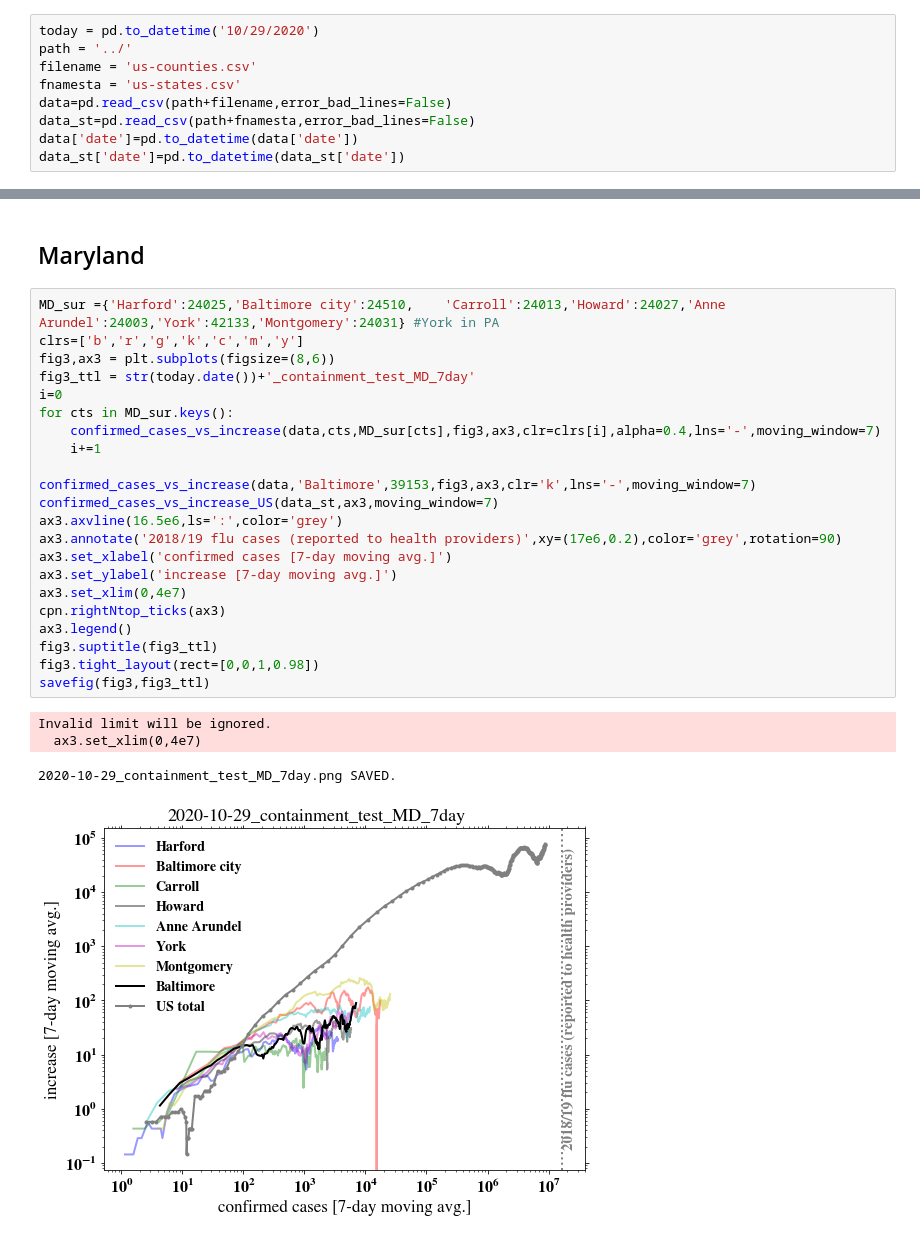
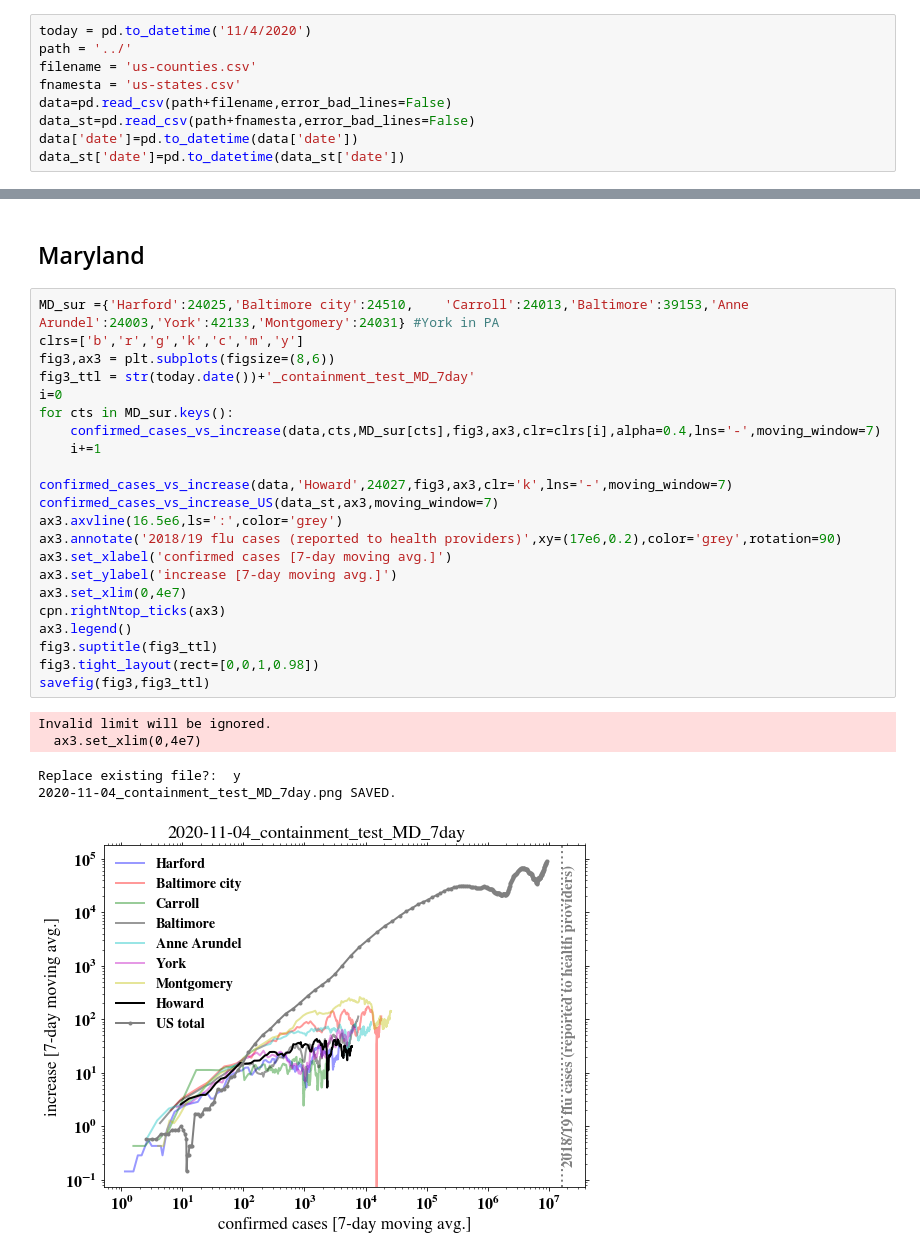
Before and after one commit to cpnHere/covid-19-data, a Jupyter notebook: my_work/desk.ipynb, the cells around one changed output, grey strips where cells are left out. Cells and saved outputs as stored; diff of their text form.

Commit message:
11/04 data update.

```diff
--- a/my_work/desk.ipynb
+++ b/my_work/desk.ipynb
@@ -3,7 +3,7 @@ from c19analysis import *
 import cpnCommonlib as cpn
 cpn.setup_figures(plt)
 # %%
-today = pd.to_datetime('10/29/2020')
+today = pd.to_datetime('11/4/2020')
 path = '../'
 filename = 'us-counties.csv'
 fnamesta = 'us-states.csv'
@@ -113,29 +113,30 @@ dict_keys(['Lorain', 'Medina', 'Summit', 'Portage', 'Geauga', 'Lake'])
 # %% [markdown]
 ## Maryland
 # %%
-MD_sur ={'Harford':24025,'Baltimore city':24510,	'Carroll':24013,'Howard':24027,'Anne Arundel':24003,'York':42133,'Montgomery':24031} #York in PA
+MD_sur ={'Harford':24025,'Baltimore city':24510,	'Carroll':24013,'Baltimore':39153,'Anne Arundel':24003,'York':42133,'Montgomery':24031} #York in PA
 clrs=['b','r','g','k','c','m','y']
 fig3,ax3 = plt.subplots(figsize=(8,6))
 fig3_ttl = str(today.date())+'_containment_test_MD_7day'
 i=0
 for cts in MD_sur.keys():
     confirmed_cases_vs_increase(data,cts,MD_sur[cts],fig3,ax3,clr=clrs[i],alpha=0.4,lns='-',moving_window=7)
     i+=1
 
-confirmed_cases_vs_increase(data,'Baltimore',39153,fig3,ax3,clr='k',lns='-',moving_window=7)
+confirmed_cases_vs_increase(data,'Howard',24027,fig3,ax3,clr='k',lns='-',moving_window=7)
 confirmed_cases_vs_increase_US(data_st,ax3,moving_window=7)
 ax3.axvline(16.5e6,ls=':',color='grey')
 ax3.annotate('2018/19 flu cases (reported to health providers)',xy=(17e6,0.2),color='grey',rotation=90)
 ax3.set_xlabel('confirmed cases [7-day moving avg.]')
 ax3.set_ylabel('increase [7-day moving avg.]')
 ax3.set_xlim(0,4e7)
 cpn.rightNtop_ticks(ax3)
 ax3.legend()
 fig3.suptitle(fig3_ttl)
 fig3.tight_layout(rect=[0,0,1,0.98])
 savefig(fig3,fig3_ttl)
 # %% [output]
 Invalid limit will be ignored.
   ax3.set_xlim(0,4e7)
-2020-10-29_containment_test_MD_7day.png SAVED.
+Replace existing file?:  y
+2020-11-04_containment_test_MD_7day.png SAVED.
-[figure, old version]
+[figure, new version]
```
Also changed, not shown: parts of 4 cells of this notebook.
